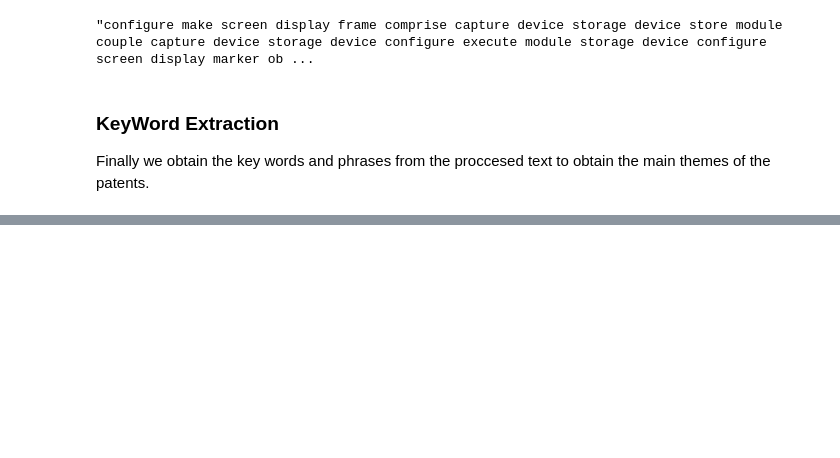
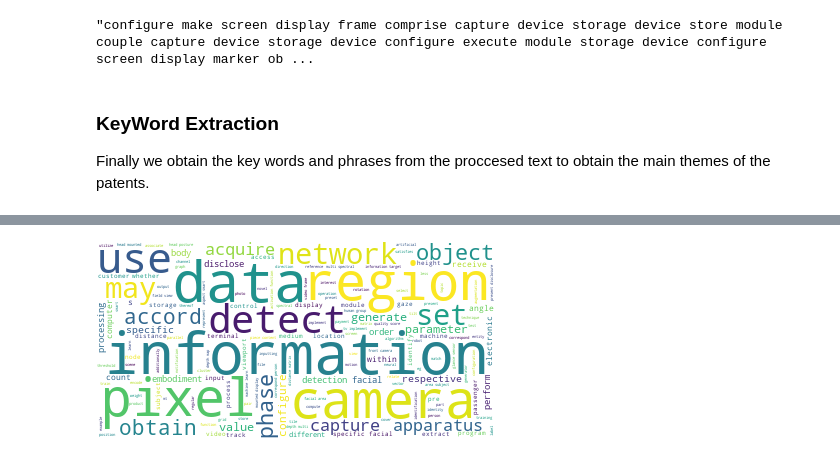
Before and after one commit to gabrielemarino-gm/Business-ProjectManagement-project, a Jupyter notebook: textProcessingPipeline.ipynb, the cells around one changed output, grey strips where cells are left out. Drawn from its saved outputs; the diff is of its cells as text; code cells hidden in the pictures; blank space fills up the shorter version.

```diff
--- a/textProcessingPipeline.ipynb
+++ b/textProcessingPipeline.ipynb
@@ -507,0 +565,16 @@ tilt
+# %%
+lem_text_c = lem_text_c.replace("first",'')
+lem_text_c = lem_text_c.replace("least",'')
+lem_text_c = lem_text_c.replace("face",'')
+lem_text_c = lem_text_c.replace("method",'')
+lem_text_c = lem_text_c.replace("based",'')
+lem_text_c = lem_text_c.replace("include",'')
+lem_text_c = lem_text_c.replace("according",'')
+lem_text_c = lem_text_c.replace("second",'')
+lem_text_c = lem_text_c.replace("wherein",'')
+lem_text_c = lem_text_c.replace("one",'')
+lem_text_c = lem_text_c.replace("comprise",'')
+lem_text_c = lem_text_c.replace("base",'')
+lem_text_c = lem_text_c.replace("determine",'')
+lem_text_c = lem_text_c.replace("feature",'')
+lem_text_c = lem_text_c.replace("provide",'')
@@ -507,0 +591,10 @@ tilt
+# %%
+from wordcloud import WordCloud
+# Create a WordCloud object
+wordcloud = WordCloud(background_color="white", max_words=5000, contour_width=3, contour_color='steelblue')
+# Generate a word cloud
+wordcloud.generate(lem_text_c)
+# Visualize the word cloud
+wordcloud.to_image()
+# %% [output]
+[figure, added]
```
Also changed, not shown: parts of 14 cells of this notebook, 21 other files.
